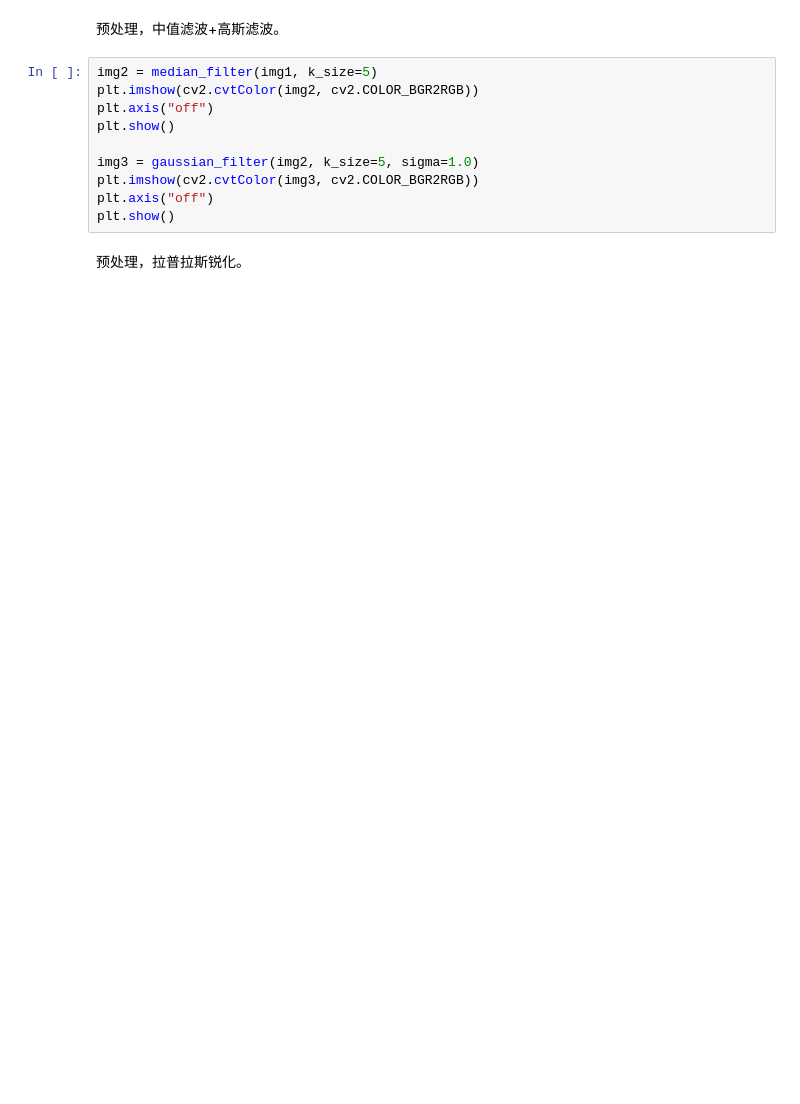
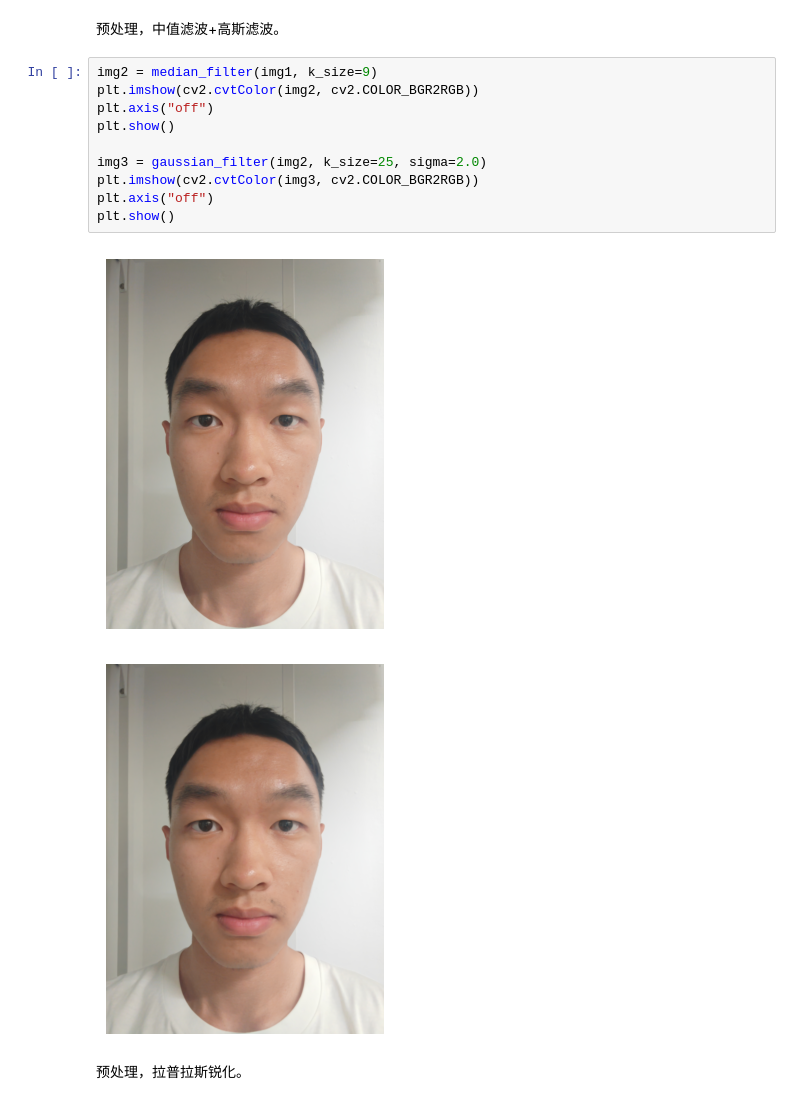
Before and after one commit to DerrickMarcus/digital-image-project, a Jupyter notebook: src/test.ipynb, the cells around one changed output. Saved outputs shown, nothing was run; the diff lists cells and outputs as text; blank space fills up the shorter version.

```diff
--- a/src/test.ipynb
+++ b/src/test.ipynb
@@ -35,15 +55,18 @@ plt.show()
 # %% [markdown]
 预处理，中值滤波+高斯滤波。
 # %%
-img2 = median_filter(img1, k_size=5)
+img2 = median_filter(img1, k_size=9)
 plt.imshow(cv2.cvtColor(img2, cv2.COLOR_BGR2RGB))
 plt.axis("off")
 plt.show()
 
-img3 = gaussian_filter(img2, k_size=5, sigma=1.0)
+img3 = gaussian_filter(img2, k_size=25, sigma=2.0)
 plt.imshow(cv2.cvtColor(img3, cv2.COLOR_BGR2RGB))
 plt.axis("off")
 plt.show()
+# %% [output]
+[figure, added]
+[figure, added]
 # %% [markdown]
 预处理，拉普拉斯锐化。
 # %%
```
Also changed, not shown: parts of 11 cells of this notebook, 47 other files.
